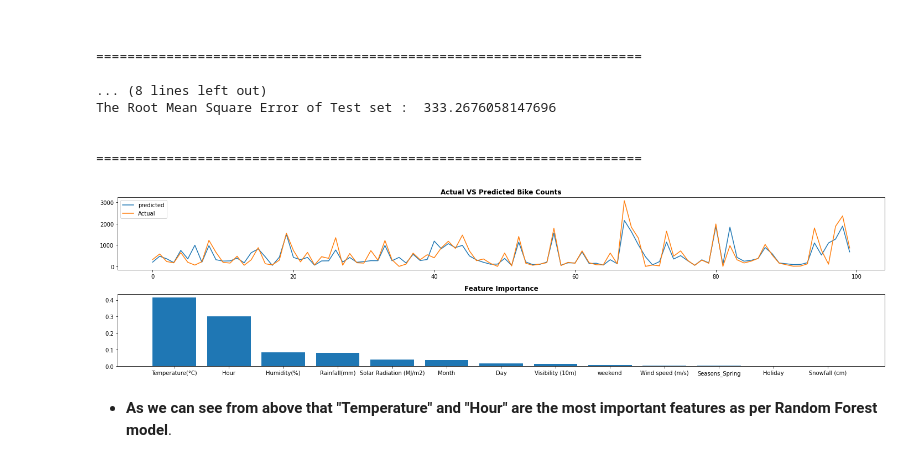
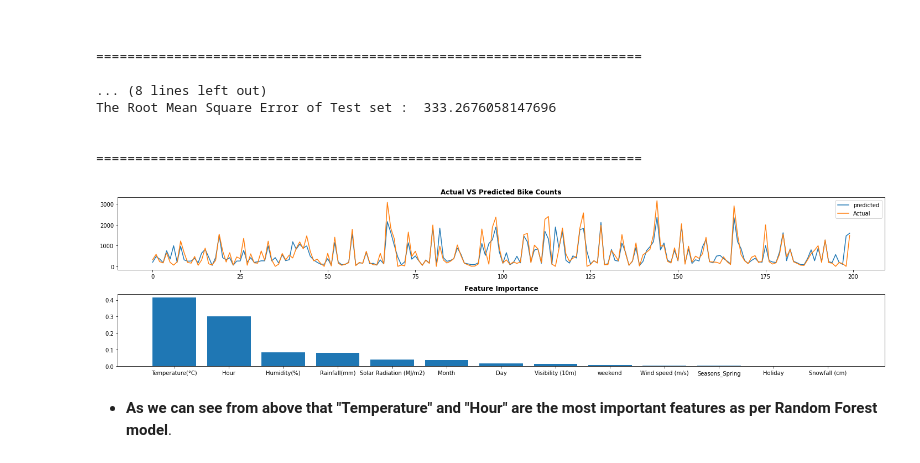
Before and after one commit to Kousikdutta1/Seoul-Bike-Sharing-Demand-Prediction, a Jupyter notebook: Kousik_Dutta_Seoul_Bike_Sharing_Demand_Prediction_Capstone_Project.ipynb, the cells around one changed output. Saved outputs shown, nothing was run; the diff lists cells and outputs as text; code cells hidden in the pictures.

Commit message:
Final Commit Bike Sharing Demand Prediction

```diff
--- a/Kousik_Dutta_Seoul_Bike_Sharing_Demand_Prediction_Capstone_Project.ipynb
+++ b/Kousik_Dutta_Seoul_Bike_Sharing_Demand_Prediction_Capstone_Project.ipynb
@@ -1214,27 +1232,27 @@ dict2 = {'Model' : ' Random Forest Regressor ',
 
 Test_dataset = Test_dataset.append(dict2,ignore_index=True)
 # %%
-# Let's plot Actual VS Predicted Bike counts and Feature Importance for Decision Tree model
+# Let's plot Actual VS Predicted Bike counts and Feature Importance for Random Forest Regressor model
 
 importance = grid_search2.best_estimator_.feature_importances_
 index = np.argsort(importance)
 index = index[::-1]
 plt.figure(figsize=(20,5))
 
 
 plt.subplot(2,1,1)
-plt.plot(((y_pred_testrf)**2)[:100])
-plt.plot((np.array(y_test)**2)[:100])
+plt.plot(((y_pred_testrf)**2)[:200])
+plt.plot((np.array(y_test)**2)[:200])
 plt.legend(["predicted", "Actual"])
 plt.title('Actual VS Predicted Bike Counts', weight = 'bold')
 plt.subplot(2,1,2)
 plt.bar(range(len(index)), importance[index])
 plt.xticks(range(len(index)),[independent_variables[i] for i in index])
 plt.title('Feature Importance', weight =  'bold')
 plt.tight_layout()
 plt.show()
 # %% [output]
-[figure, old version]
+[figure, new version]
 # %% [markdown]
 * **As we can see from above that "Temperature" and "Hour" are the most important features as per Random Forest model**.
 # %% [markdown]
```
Also changed, not shown: parts of 42 cells of this notebook.
